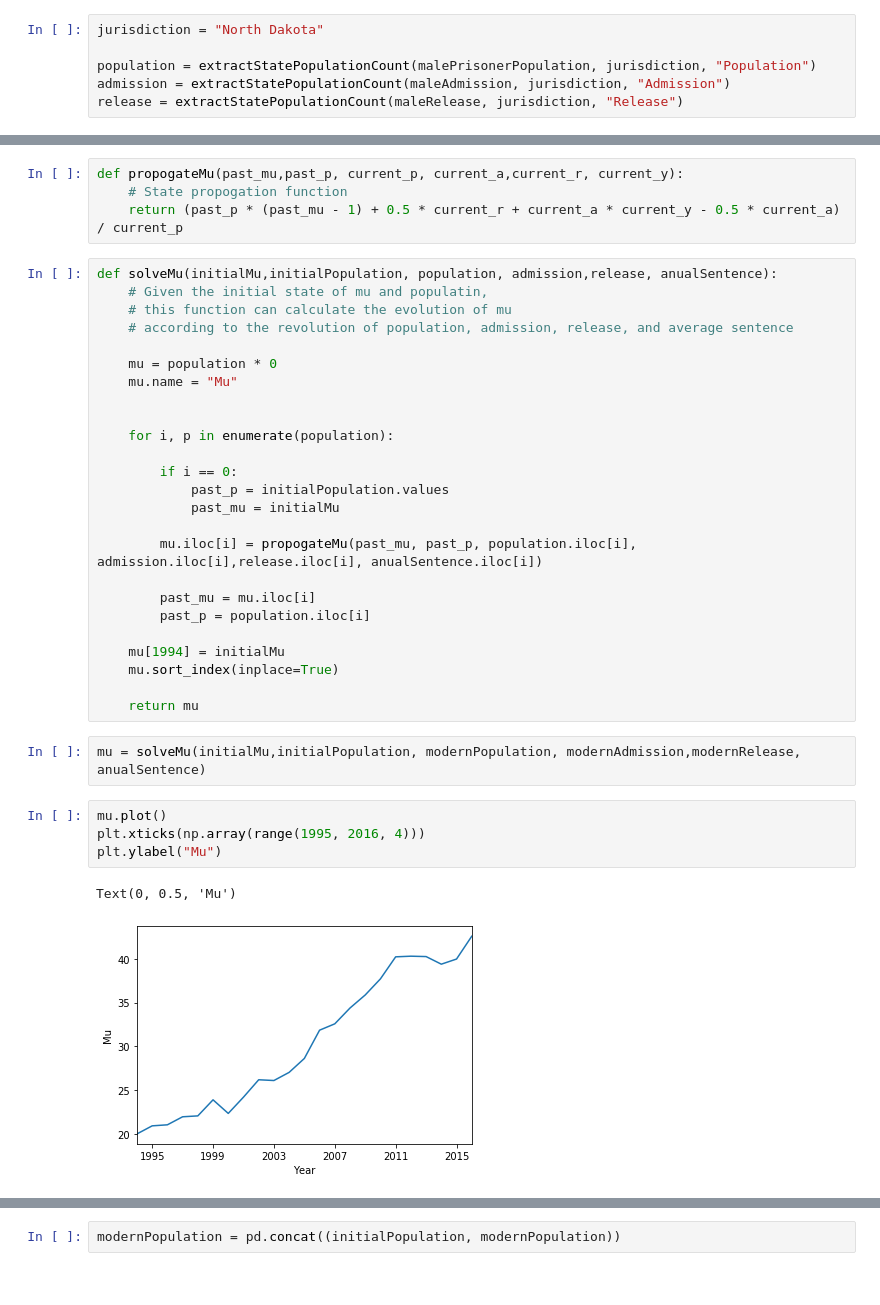
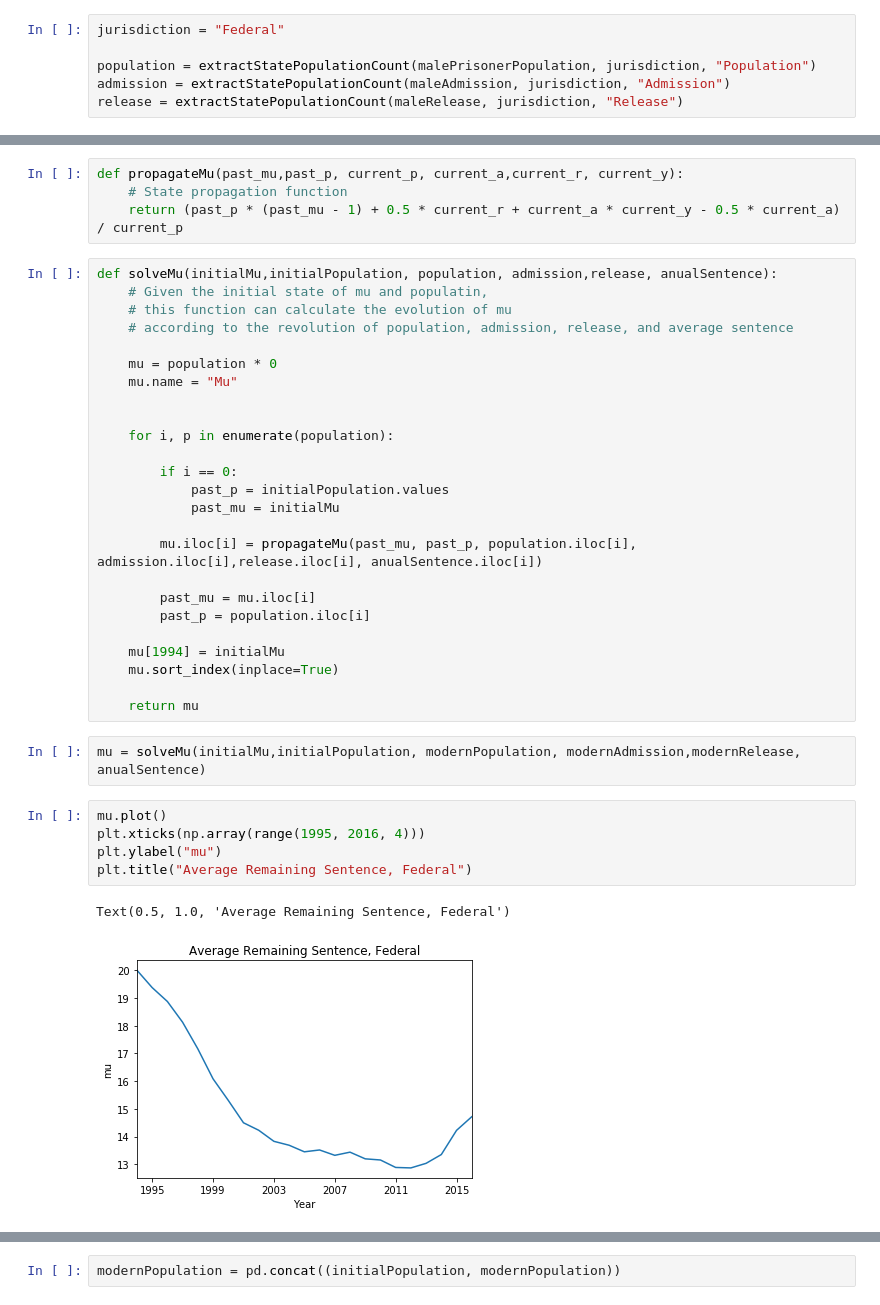
Before and after one commit to carmagnole/Springboard, a Jupyter notebook: project1/model.ipynb, the cells around one changed output, grey strips where cells are left out. Cells and saved outputs as stored; diff of their text form.

```diff
--- a/project1/model.ipynb
+++ b/project1/model.ipynb
@@ -136,5 +153,5 @@ def extractStatePopulationCount(table, jurisdiction, tableType, year_begin=1978,
 # %%
-jurisdiction = "North Dakota"
+jurisdiction = "Federal"
 
 population = extractStatePopulationCount(malePrisonerPopulation, jurisdiction, "Population")
 admission = extractStatePopulationCount(maleAdmission, jurisdiction, "Admission")
@@ -198,8 +223,8 @@ Name: Population, dtype: float64
 # %%
 initialMu = 20
 # %%
-def propogateMu(past_mu,past_p, current_p, current_a,current_r, current_y):
-    # State propogation function
+def propagateMu(past_mu,past_p, current_p, current_a,current_r, current_y):
+    # State propagation function
     return (past_p * (past_mu - 1) + 0.5 * current_r + current_a * current_y - 0.5 * current_a) / current_p
 # %%
 def solveMu(initialMu,initialPopulation, population, admission,release, anualSentence):
@@ -217,7 +242,7 @@ def solveMu(initialMu,initialPopulation, population, admission,release, anualSen
             past_p = initialPopulation.values
             past_mu = initialMu
 
-        mu.iloc[i] = propogateMu(past_mu, past_p, population.iloc[i], admission.iloc[i],release.iloc[i], anualSentence.iloc[i])
+        mu.iloc[i] = propagateMu(past_mu, past_p, population.iloc[i], admission.iloc[i],release.iloc[i], anualSentence.iloc[i])
 
         past_mu = mu.iloc[i]
         past_p = population.iloc[i]
@@ -231,7 +256,8 @@ mu = solveMu(initialMu,initialPopulation, modernPopulation, modernAdmission,mode
 # %%
 mu.plot()
 plt.xticks(np.array(range(1995, 2016, 4)))
-plt.ylabel("Mu")
+plt.ylabel("mu")
+plt.title("Average Remaining Sentence, Federal")
 # %% [output]
-Text(0, 0.5, 'Mu')
+Text(0.5, 1.0, 'Average Remaining Sentence, Federal')
-[figure, old version]
+[figure, new version]
```
Also changed, not shown: parts of 53 cells of this notebook, 16 other files.
